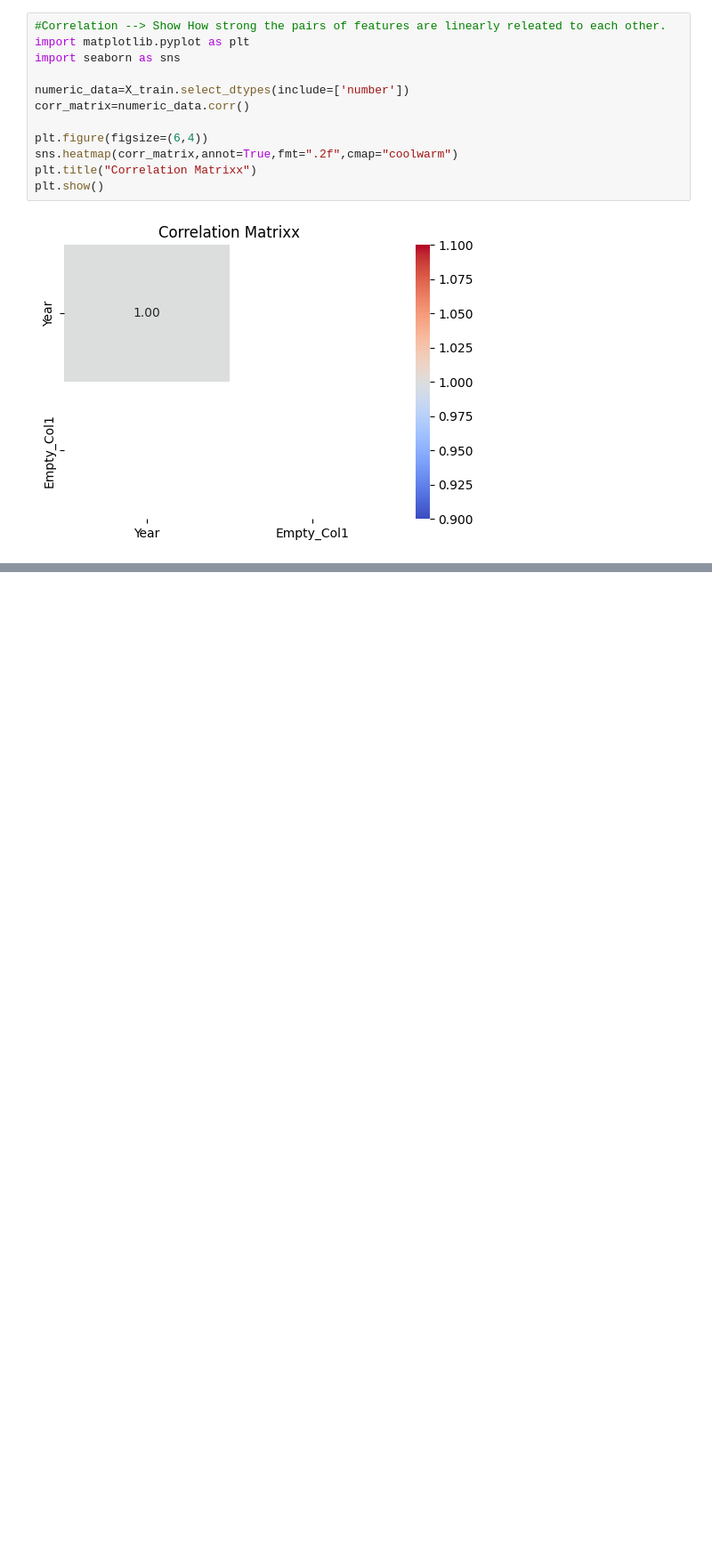
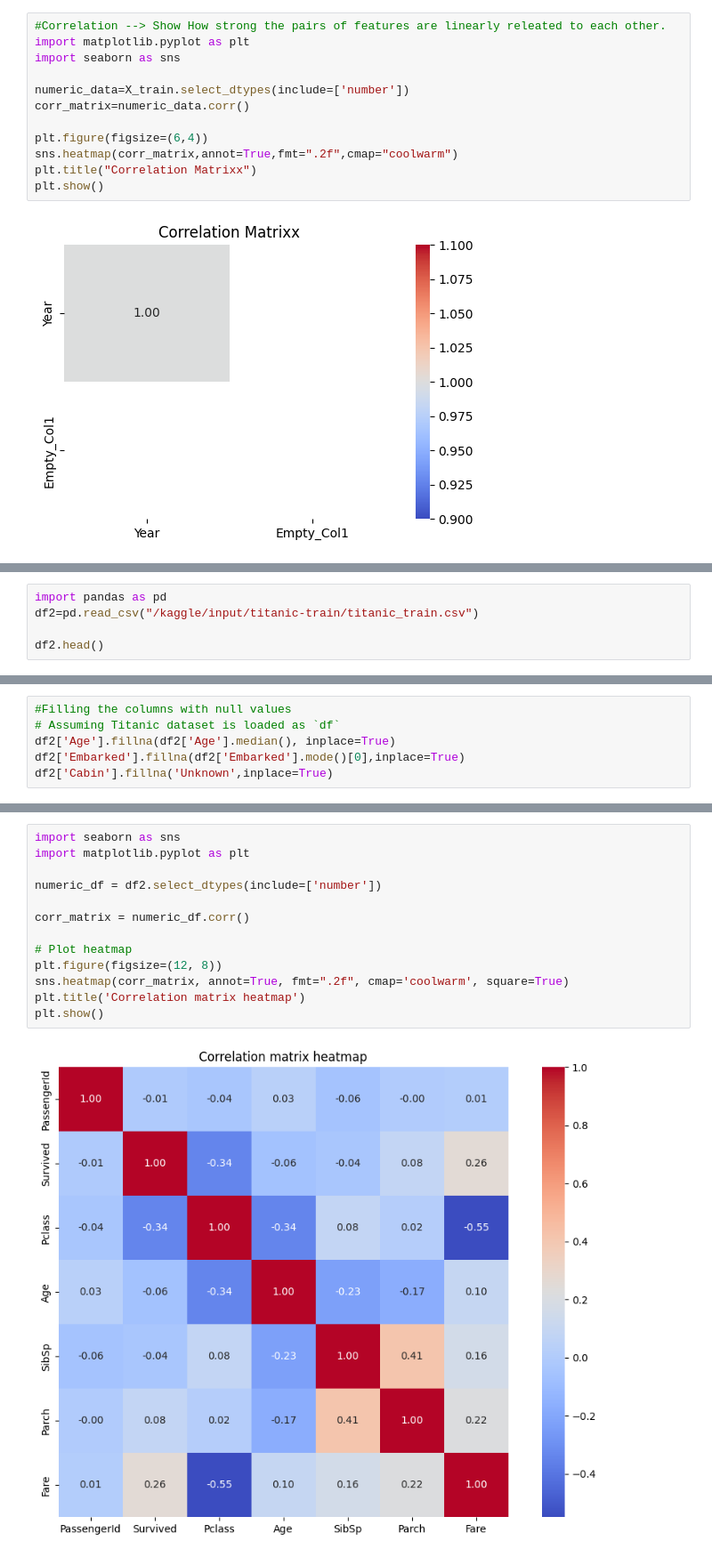
Before and after one commit to Seshmanuvarthi/ml-journey-2025, a Jupyter notebook: ml-practise.ipynb, the cells around one changed output, grey strips where cells are left out. Shown: that part at 89% size. Cells and saved outputs as stored; diff of their text form; blank space fills up the shorter version.

```diff
--- a/ml-practise.ipynb
+++ b/ml-practise.ipynb
@@ -178,0 +197,5 @@ NameError: name 'X_train' is not defined
+# %%
+import pandas as pd
+df2=pd.read_csv("/kaggle/input/titanic-train/titanic_train.csv")
+
+df2.head()
@@ -178,0 +231,6 @@ NameError: name 'X_train' is not defined
+# %%
+#Filling the columns with null values
+# Assuming Titanic dataset is loaded as `df`
+df2['Age'].fillna(df2['Age'].median(), inplace=True)
+df2['Embarked'].fillna(df2['Embarked'].mode()[0],inplace=True)
+df2['Cabin'].fillna('Unknown',inplace=True)
@@ -178,0 +319,15 @@ NameError: name 'X_train' is not defined
+# %%
+import seaborn as sns
+import matplotlib.pyplot as plt
+
+numeric_df = df2.select_dtypes(include=['number'])
+
+corr_matrix = numeric_df.corr()
+
+# Plot heatmap
+plt.figure(figsize=(12, 8))
+sns.heatmap(corr_matrix, annot=True, fmt=".2f", cmap='coolwarm', square=True)
+plt.title('Correlation matrix heatmap')
+plt.show()
+# %% [output]
+[figure, added]
```
Also changed, not shown: parts of 17 cells of this notebook.
